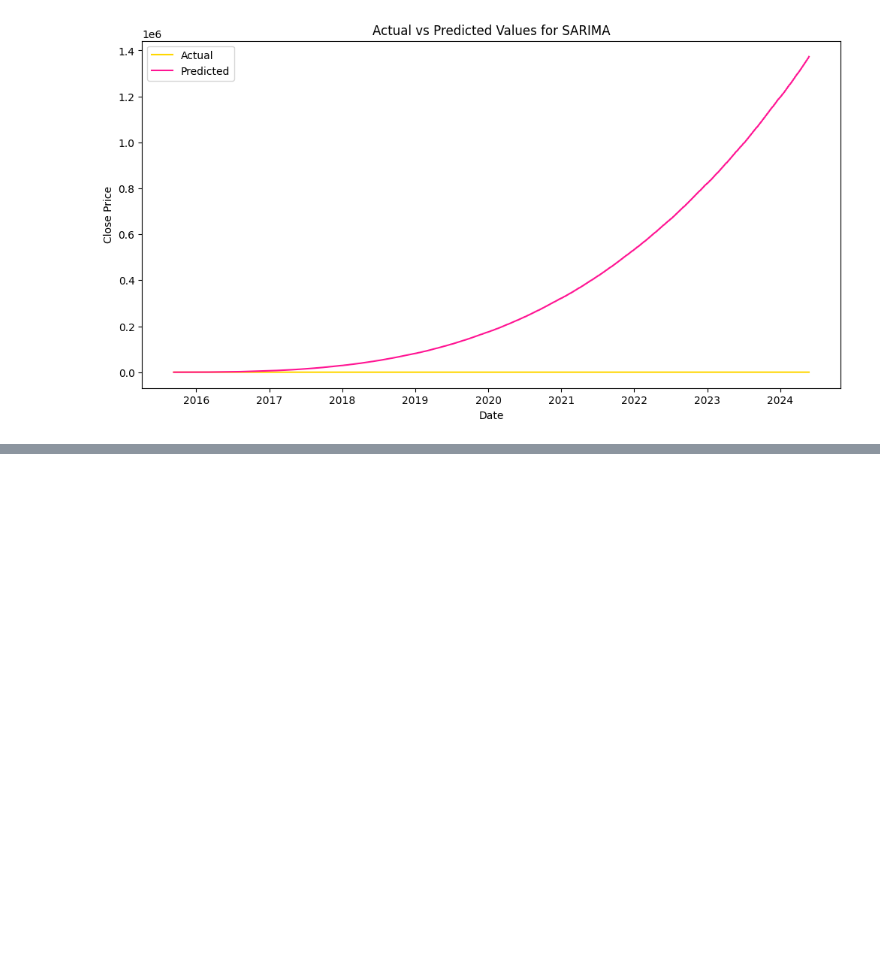
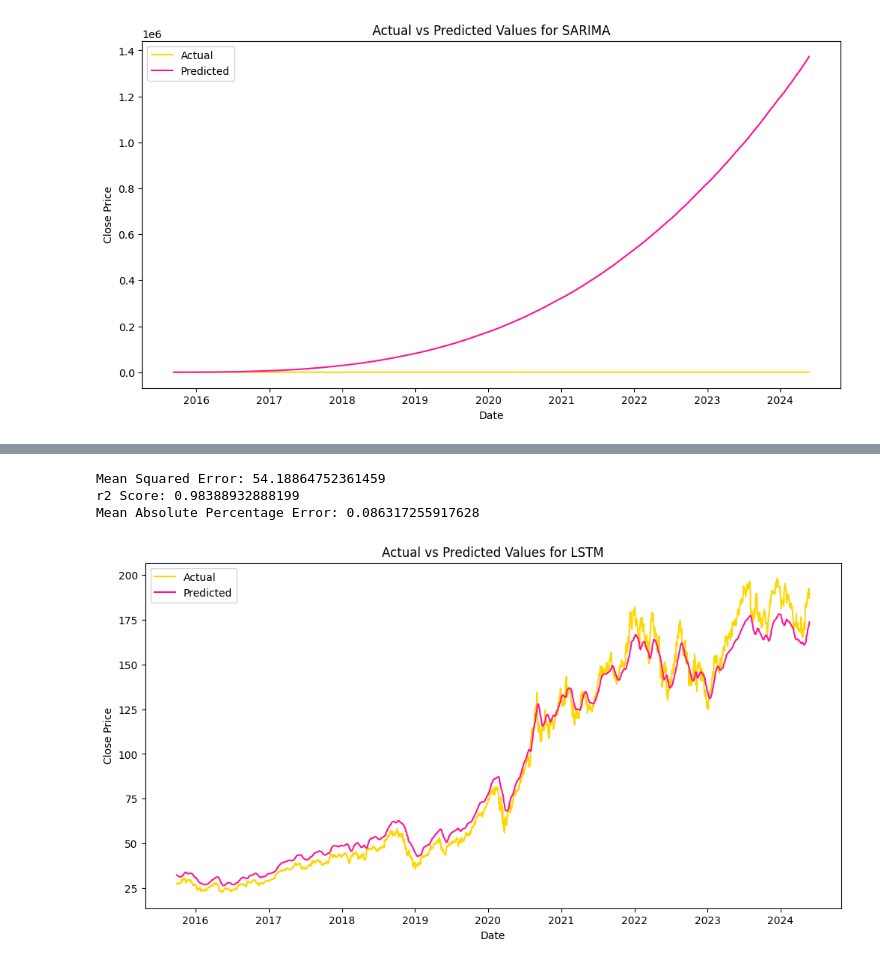
Before and after one commit to arkhash0309/AppleWiseAI, a Jupyter notebook: Notebook.ipynb, the cells around one changed output, grey strips where cells are left out. Saved outputs shown, nothing was run; the diff lists cells and outputs as text; code cells hidden in the pictures; blank space fills up the shorter version.

Commit message:
Completed the LSTM model and evaluated.

```diff
--- a/Notebook.ipynb
+++ b/Notebook.ipynb
@@ -839,0 +910,9 @@ plt.show()
+# %%
+lstm_model = Sequential()
+lstm_model.add(LSTM(units=50, return_sequences=True, input_shape=(seq_length, x_train.shape[2])))
+lstm_model.add(Dropout(0.2))
+lstm_model.add(LSTM(units=50, return_sequences=False))
+lstm_model.add(Dropout(0.2))
+lstm_model.add(Dense(1))
+
+print(lstm_model.summary())
@@ -839,0 +938,4 @@ plt.show()
+# %%
+lstm_model.compile(optimizer="adam", loss="mean_squared_error")
+early_stopping = EarlyStopping(monitor="val_loss", patience=2, restore_best_weights=True)
+history = lstm_model.fit(x_train, y_train, epochs=10, batch_size=32, validation_data=[x_test, y_test], callbacks=[early_stopping])
@@ -839,0 +951,3 @@ plt.show()
+# %%
+lstm_preds = lstm_model.predict(x_test)
+lstm_y_preds = scaler.inverse_transform(lstm_preds)
@@ -839,0 +956,26 @@ plt.show()
+# %%
+actual = scaler.inverse_transform(y_test.reshape(-1,1))
+
+mse_lstm = np.mean(np.square(actual - lstm_y_preds))
+r2_lstm = r2_score(actual, lstm_y_preds)
+mape_lstm = mean_absolute_percentage_error(actual, lstm_y_preds)
+
+print(f"Mean Squared Error: {mse_lstm}")
+print(f"r2 Score: {r2_lstm}")
+print(f"Mean Absolute Percentage Error: {mape_lstm}")
+# %% [output]
+Mean Squared Error: 54.18864752361459
+r2 Score: 0.98388932888199
+Mean Absolute Percentage Error: 0.086317255917628
+# %%
+# plotting the predicted vs actual values for LSTM
+plt.figure(figsize=(12,6))
+plt.plot(df.index[-len(lstm_y_preds):], actual, color="gold", label="Actual")
+plt.plot(df.index[-len(lstm_y_preds):], lstm_y_preds, color="deeppink", label="Predicted")
+plt.title("Actual vs Predicted Values for LSTM")
+plt.xlabel("Date")
+plt.ylabel("Close Price")
+plt.legend()
+plt.show()
+# %% [output]
+[figure, added]
```
Also changed, not shown: parts of 14 cells of this notebook.
